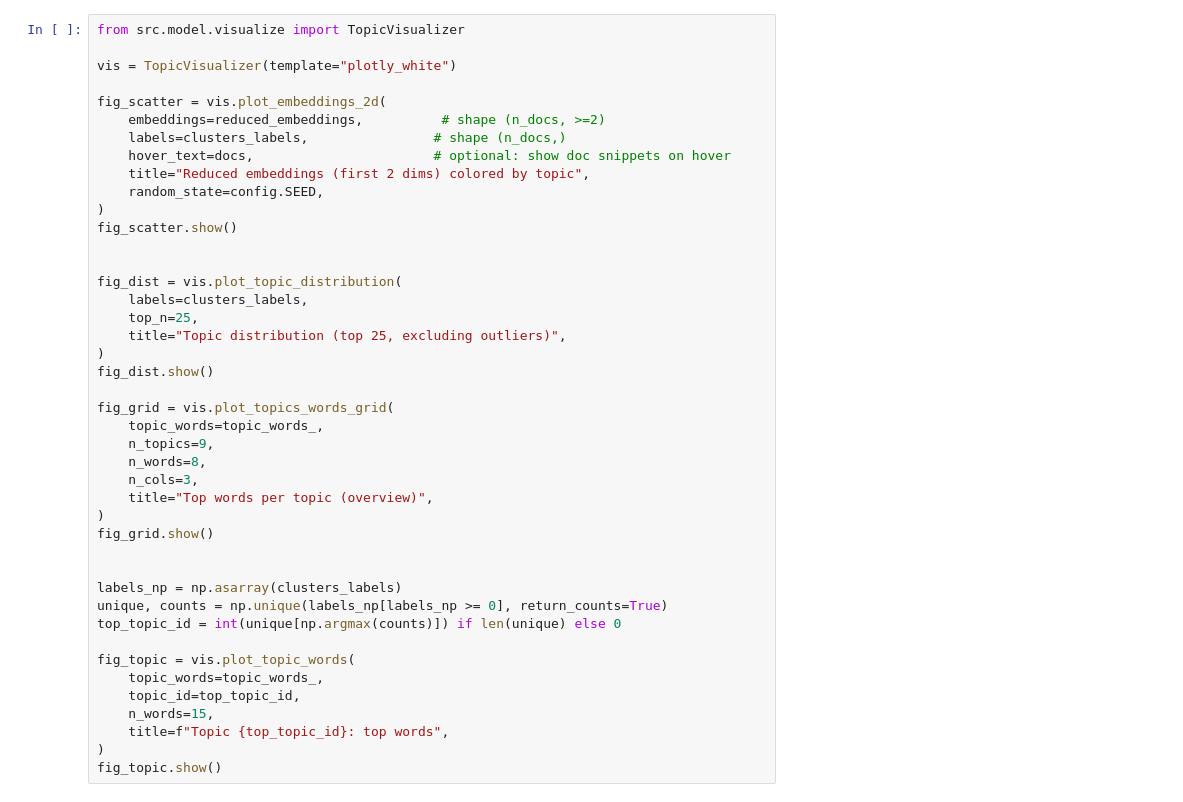
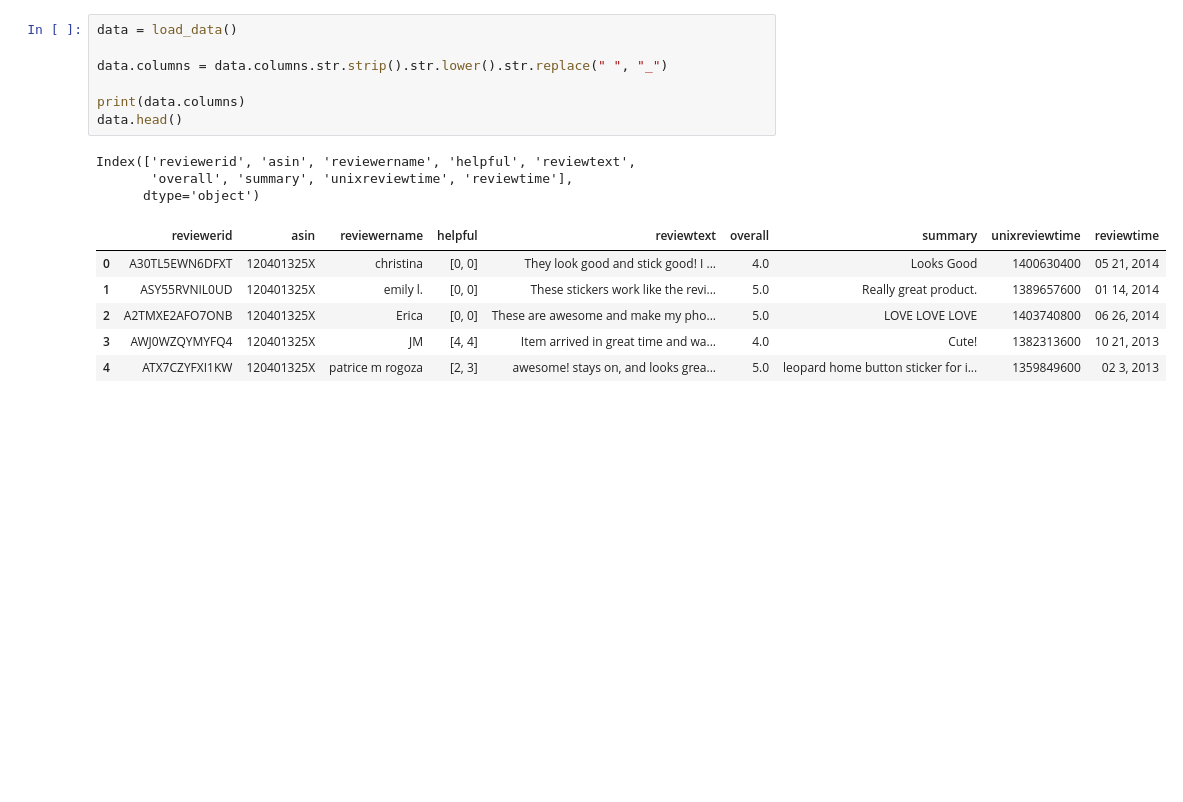
Before and after one commit to HackerLion123/topic_modeling, a Jupyter notebook: notebooks/topic_modelling.ipynb, the cells around one changed output. Cells and saved outputs as stored; diff of their text form; blank space fills up the shorter version.

```diff
--- a/notebooks/topic_modelling.ipynb
+++ b/notebooks/topic_modelling.ipynb
@@ -366,43 +70,17 @@ topic_names
-# %%
-from src.model.visualize import TopicVisualizer
-
-vis = TopicVisualizer(template="plotly_white")
-
-fig_scatter = vis.plot_embeddings_2d(
-    embeddings=reduced_embeddings,          # shape (n_docs, >=2)
-    labels=clusters_labels,                # shape (n_docs,)
-    hover_text=docs,                       # optional: show doc snippets on hover
-    title="Reduced embeddings (first 2 dims) colored by topic",
-    random_state=config.SEED,
-)
-fig_scatter.show()
-
-
-fig_dist = vis.plot_topic_distribution(
-    labels=clusters_labels,
-    top_n=25,
-    title="Topic distribution (top 25, excluding outliers)",
-)
-fig_dist.show()
-
-fig_grid = vis.plot_topics_words_grid(
-    topic_words=topic_words_,
-    n_topics=9,
-    n_words=8,
-    n_cols=3,
-    title="Top words per topic (overview)",
-)
-fig_grid.show()
-
-
-labels_np = np.asarray(clusters_labels)
-unique, counts = np.unique(labels_np[labels_np >= 0], return_counts=True)
-top_topic_id = int(unique[np.argmax(counts)]) if len(unique) else 0
-
-fig_topic = vis.plot_topic_words(
-    topic_words=topic_words_,
-    topic_id=top_topic_id,
-    n_words=15,
-    title=f"Topic {top_topic_id}: top words",
-)
-fig_topic.show()
+# %%
+data = load_data()
+
+data.columns = data.columns.str.strip().str.lower().str.replace(" ", "_")
+
+print(data.columns)
+data.head()
+# %% [output]
+Index(['reviewerid', 'asin', 'reviewername', 'helpful', 'reviewtext',
+       'overall', 'summary', 'unixreviewtime', 'reviewtime'],
+      dtype='object')
+|  | reviewerid | asin | reviewername | helpful | reviewtext | overall | summary | unixreviewtime | reviewtime |
+| 0 | A30TL5EWN6DFXT | 120401325X | christina | [0, 0] | They look good and stick good! I ... | 4.0 | Looks Good | 1400630400 | 05 21, 2014 |
+| 1 | ASY55RVNIL0UD | 120401325X | emily l. | [0, 0] | These stickers work like the revi... | 5.0 | Really great product. | 1389657600 | 01 14, 2014 |
+| 2 | A2TMXE2AFO7ONB | 120401325X | Erica | [0, 0] | These are awesome and make my pho... | 5.0 | LOVE LOVE LOVE | 1403740800 | 06 26, 2014 |
+| 3 | AWJ0WZQYMYFQ4 | 120401325X | JM | [4, 4] | Item arrived in great time and wa... | 4.0 | Cute! | 1382313600 | 10 21, 2013 |
+| 4 | ATX7CZYFXI1KW | 120401325X | patrice m rogoza | [2, 3] | awesome! stays on, and looks grea... | 5.0 | leopard home button sticker for i... | 1359849600 | 02 3, 2013 |
```
Also changed, not shown: parts of 23 cells of this notebook, 3 other files.
